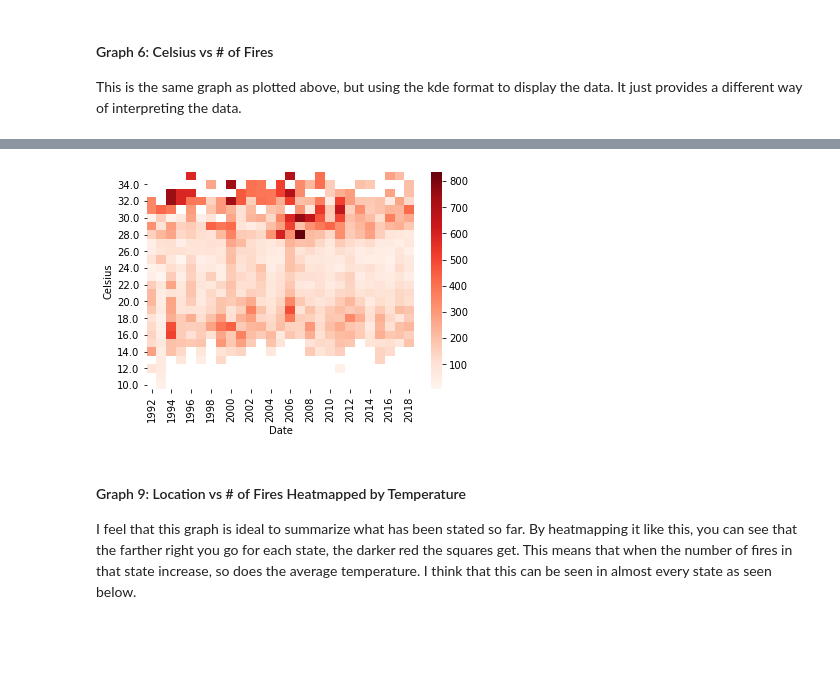
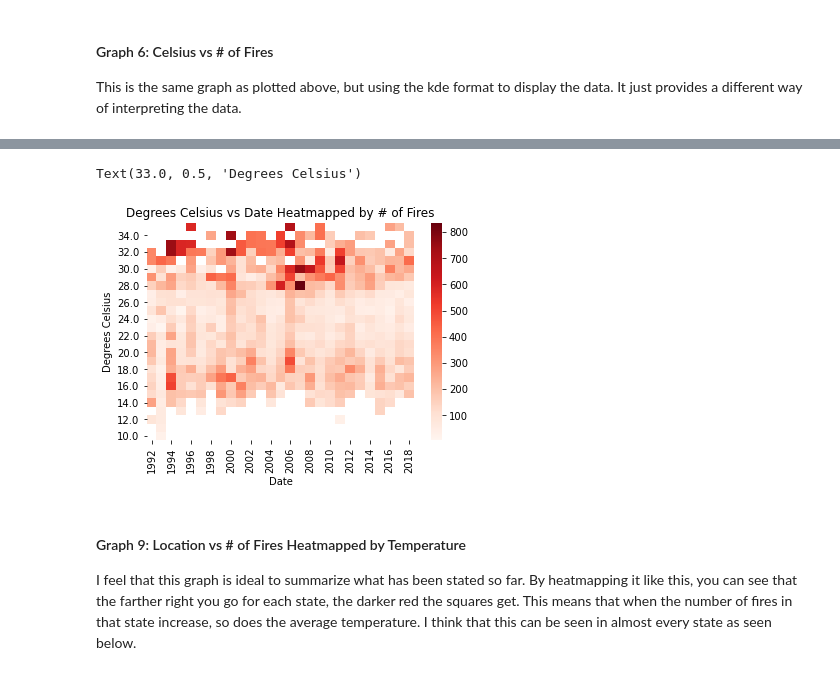
Before and after one commit to data301-2021-summer2/project-group41-project, a Jupyter notebook: analysis/Final_Analysis_Combined.ipynb, the cells around one changed output, grey strips where cells are left out. Drawn from its saved outputs; the diff is of its cells as text; code cells hidden in the pictures; blank space fills up the shorter version.

```diff
--- a/analysis/Final_Analysis_Combined.ipynb
+++ b/analysis/Final_Analysis_Combined.ipynb
@@ -304,11 +346,15 @@ The intention of this graph was to see if the # of fires went up per year as the
 # %%
 dffinalround = dffinal
 dffinalround.Celsius = dffinal.Celsius.round(0)
 fires = dffinal.pivot_table(index='Celsius',columns='Date',values='# of Fires')
 ax = sns.heatmap(fires,cmap='Reds')
 ax.invert_yaxis()
+plt.title('Degrees Celsius vs Date Heatmapped by # of Fires')
+plt.xlabel('Date')
+plt.ylabel('Degrees Celsius')
 # %% [output]
+Text(33.0, 0.5, 'Degrees Celsius')
-[figure, old version]
+[figure, new version]
 # %% [markdown]
 #### Graph 9: Location vs # of Fires Heatmapped by Temperature
 I feel that this graph is ideal to summarize what has been stated so far. By heatmapping it like this, you can see that the farther right you go for each state, the darker red the squares get. This means that when the number of fires in that state increase, so does the average temperature. I think that this can be seen in almost every state as seen below.
```
Also changed, not shown: parts of 15 cells of this notebook.
